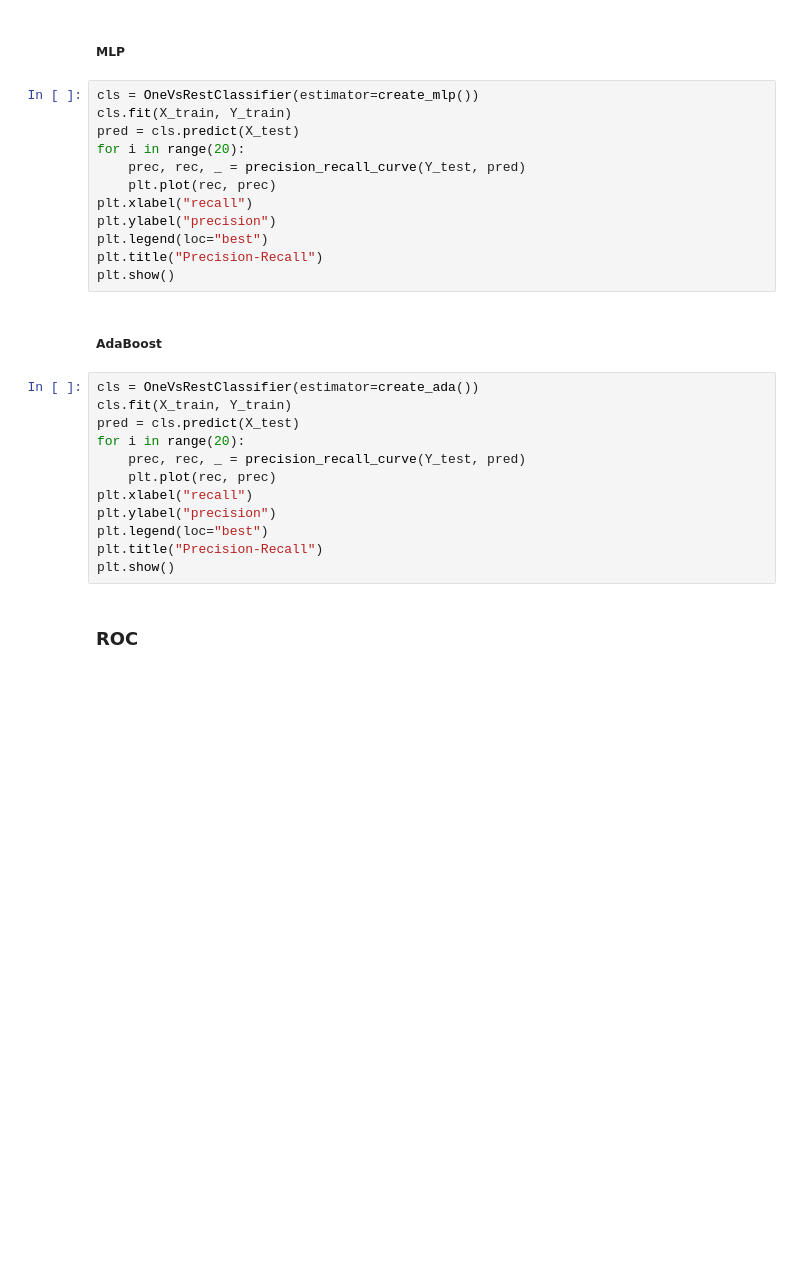
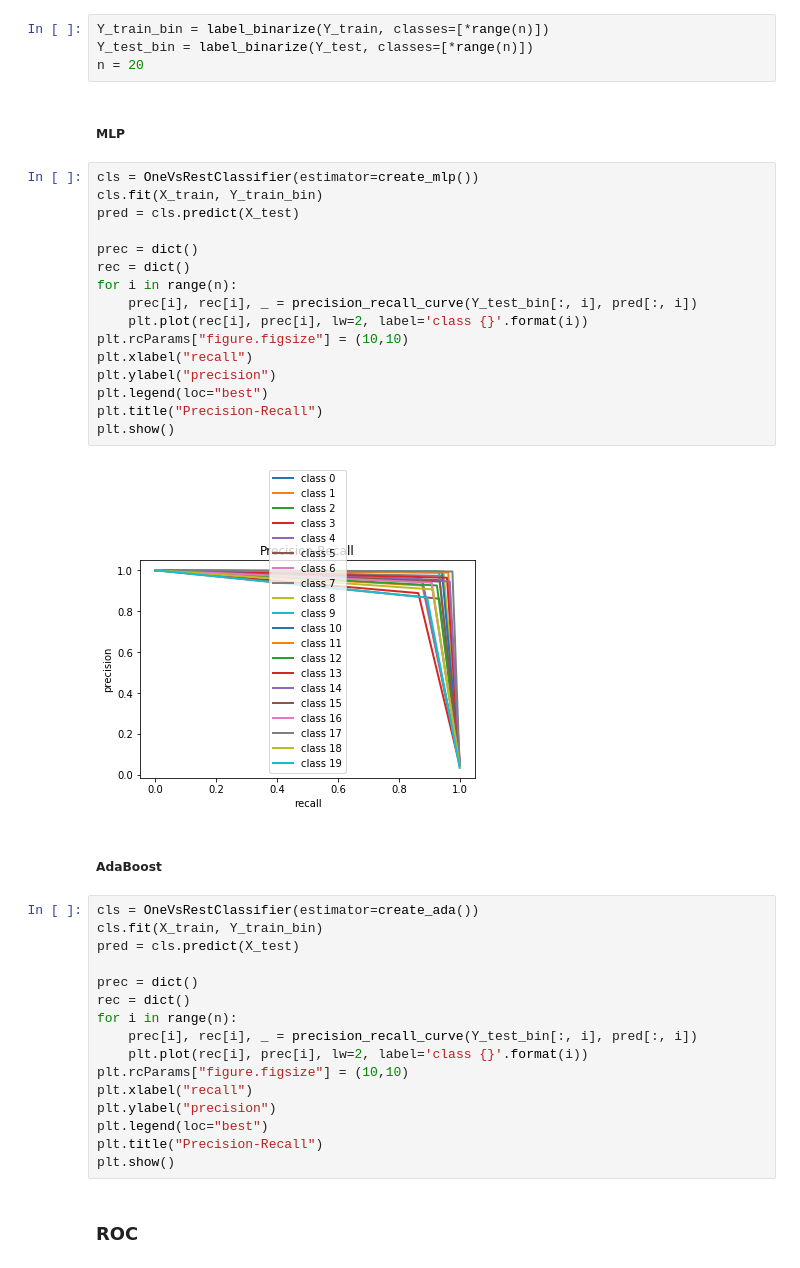
Before and after one commit to pszemkor/ML-AdaBoost-NN-comparison, a Jupyter notebook: ML-proj.ipynb, the cells around one changed output. Cells and saved outputs as stored; diff of their text form; blank space fills up the shorter version.

Commit message:
Beautify curves

```diff
--- a/ML-proj.ipynb
+++ b/ML-proj.ipynb
@@ -197,29 +198,43 @@ print(scores)
 {'accuracy': (0.9376493747003268, 0.9328734752409483), 'f1_weighted': (0.9393585842912884, 0.9325813920351435), 'neg_log_loss': (-0.42247962409072504, -0.4301324005283787)}
 # %% [markdown]
 ### Precision-Recall
+# %%
+Y_train_bin = label_binarize(Y_train, classes=[*range(n)])
+Y_test_bin = label_binarize(Y_test, classes=[*range(n)])
+n = 20
 # %% [markdown]
 #####  MLP
 # %%
 cls = OneVsRestClassifier(estimator=create_mlp())
-cls.fit(X_train, Y_train)
+cls.fit(X_train, Y_train_bin)
 pred = cls.predict(X_test)
-for i in range(20):
-    prec, rec, _ = precision_recall_curve(Y_test, pred)
-    plt.plot(rec, prec)
+
+prec = dict()
+rec = dict()
+for i in range(n):
+    prec[i], rec[i], _ = precision_recall_curve(Y_test_bin[:, i], pred[:, i])
+    plt.plot(rec[i], prec[i], lw=2, label='class {}'.format(i))
+plt.rcParams["figure.figsize"] = (10,10)
 plt.xlabel("recall")
 plt.ylabel("precision")
 plt.legend(loc="best")
 plt.title("Precision-Recall")
 plt.show()
+# %% [output]
+[figure, added]
 # %% [markdown]
 #####  AdaBoost
 # %%
 cls = OneVsRestClassifier(estimator=create_ada())
-cls.fit(X_train, Y_train)
+cls.fit(X_train, Y_train_bin)
 pred = cls.predict(X_test)
-for i in range(20):
-    prec, rec, _ = precision_recall_curve(Y_test, pred)
-    plt.plot(rec, prec)
+
+prec = dict()
+rec = dict()
+for i in range(n):
+    prec[i], rec[i], _ = precision_recall_curve(Y_test_bin[:, i], pred[:, i])
+    plt.plot(rec[i], prec[i], lw=2, label='class {}'.format(i))
+plt.rcParams["figure.figsize"] = (10,10)
 plt.xlabel("recall")
 plt.ylabel("precision")
 plt.legend(loc="best")
```
Also changed, not shown: parts of 2 cells of this notebook.
